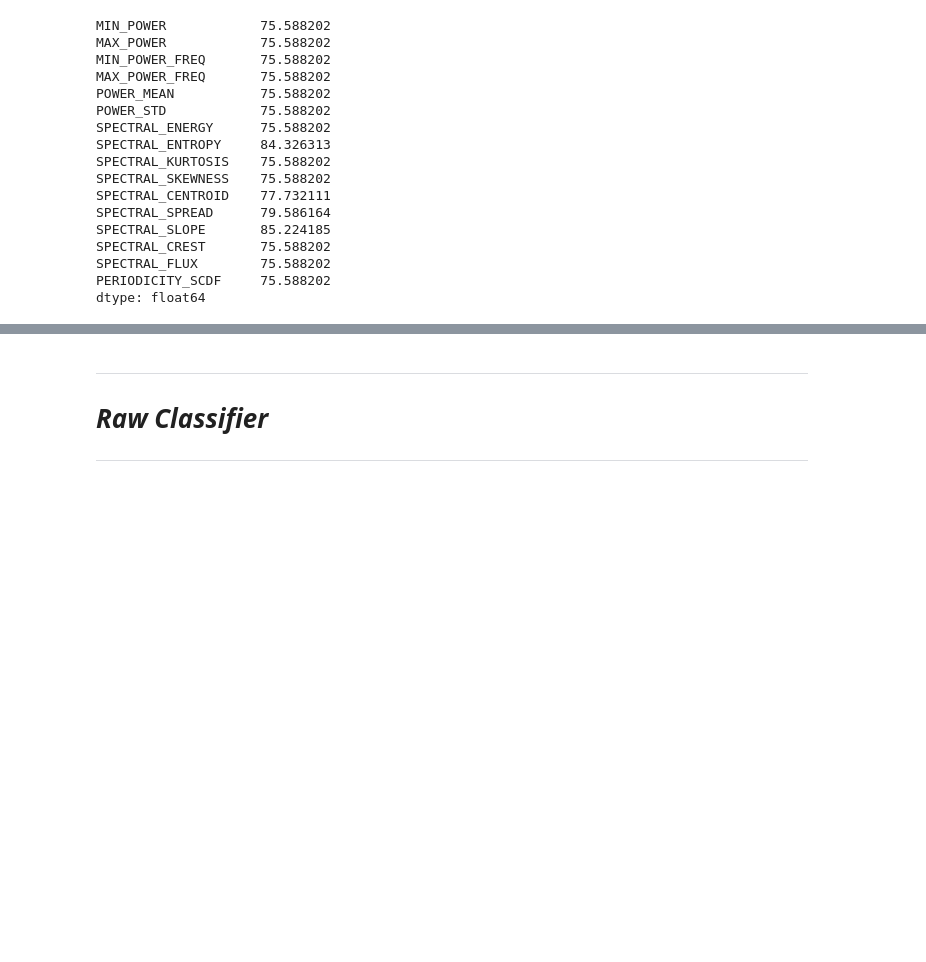
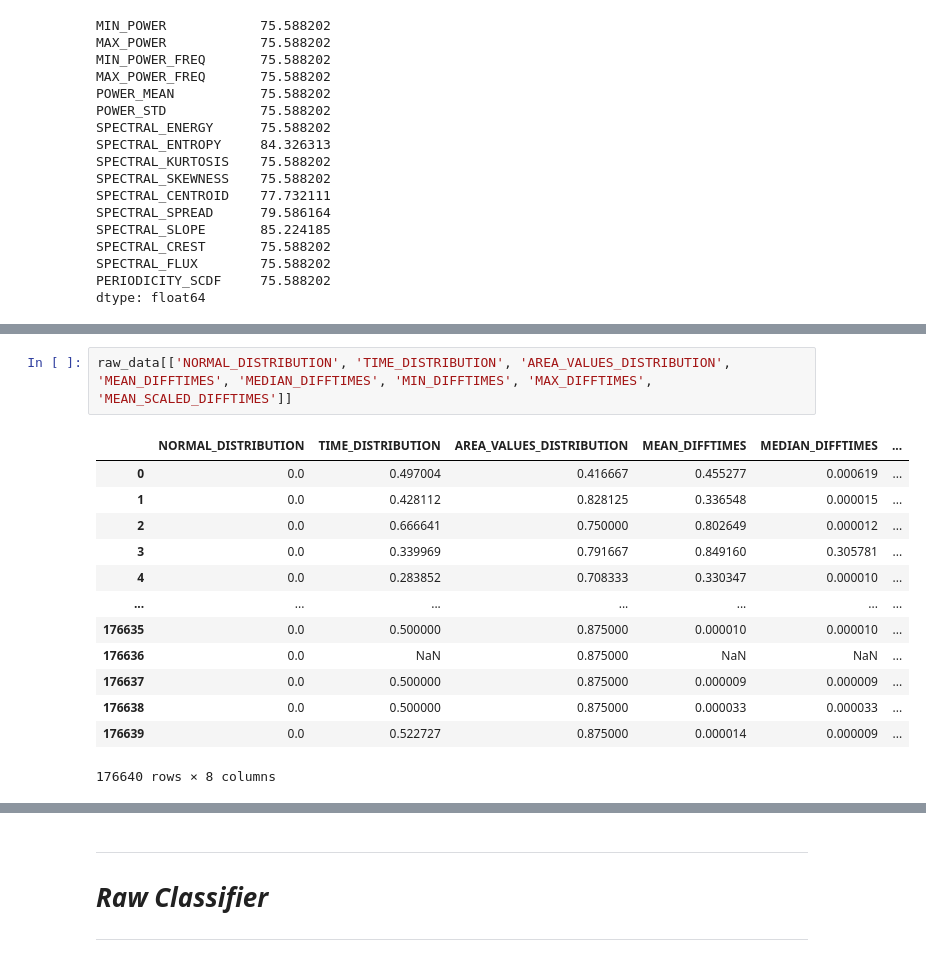
Before and after one commit to BKamyk/MachineLearning, a Jupyter notebook: Project3/workspace_p3/network_core.ipynb, the cells around one changed output, grey strips where cells are left out. Drawn from its saved outputs; the diff is of its cells as text; blank space fills up the shorter version.

```diff
--- a/Project3/workspace_p3/network_core.ipynb
+++ b/Project3/workspace_p3/network_core.ipynb
@@ -141,0 +218,16 @@ Maybe we should consider getting rid of these columns
+# %%
+raw_data[['NORMAL_DISTRIBUTION', 'TIME_DISTRIBUTION', 'AREA_VALUES_DISTRIBUTION', 'MEAN_DIFFTIMES', 'MEDIAN_DIFFTIMES', 'MIN_DIFFTIMES', 'MAX_DIFFTIMES', 'MEAN_SCALED_DIFFTIMES']]
+# %% [output]
+|  | NORMAL_DISTRIBUTION | TIME_DISTRIBUTION | AREA_VALUES_DISTRIBUTION | MEAN_DIFFTIMES | MEDIAN_DIFFTIMES | ... |
+| 0 | 0.0 | 0.497004 | 0.416667 | 0.455277 | 0.000619 | ... |
+| 1 | 0.0 | 0.428112 | 0.828125 | 0.336548 | 0.000015 | ... |
+| 2 | 0.0 | 0.666641 | 0.750000 | 0.802649 | 0.000012 | ... |
+| 3 | 0.0 | 0.339969 | 0.791667 | 0.849160 | 0.305781 | ... |
+| 4 | 0.0 | 0.283852 | 0.708333 | 0.330347 | 0.000010 | ... |
+| ... | ... | ... | ... | ... | ... | ... |
+| 176635 | 0.0 | 0.500000 | 0.875000 | 0.000010 | 0.000010 | ... |
+| 176636 | 0.0 | NaN | 0.875000 | NaN | NaN | ... |
+| 176637 | 0.0 | 0.500000 | 0.875000 | 0.000009 | 0.000009 | ... |
+| 176638 | 0.0 | 0.500000 | 0.875000 | 0.000033 | 0.000033 | ... |
+| 176639 | 0.0 | 0.522727 | 0.875000 | 0.000014 | 0.000009 | ... |
+176640 rows × 8 columns
```
Also changed, not shown: parts of 50 cells of this notebook, 1 other file.
